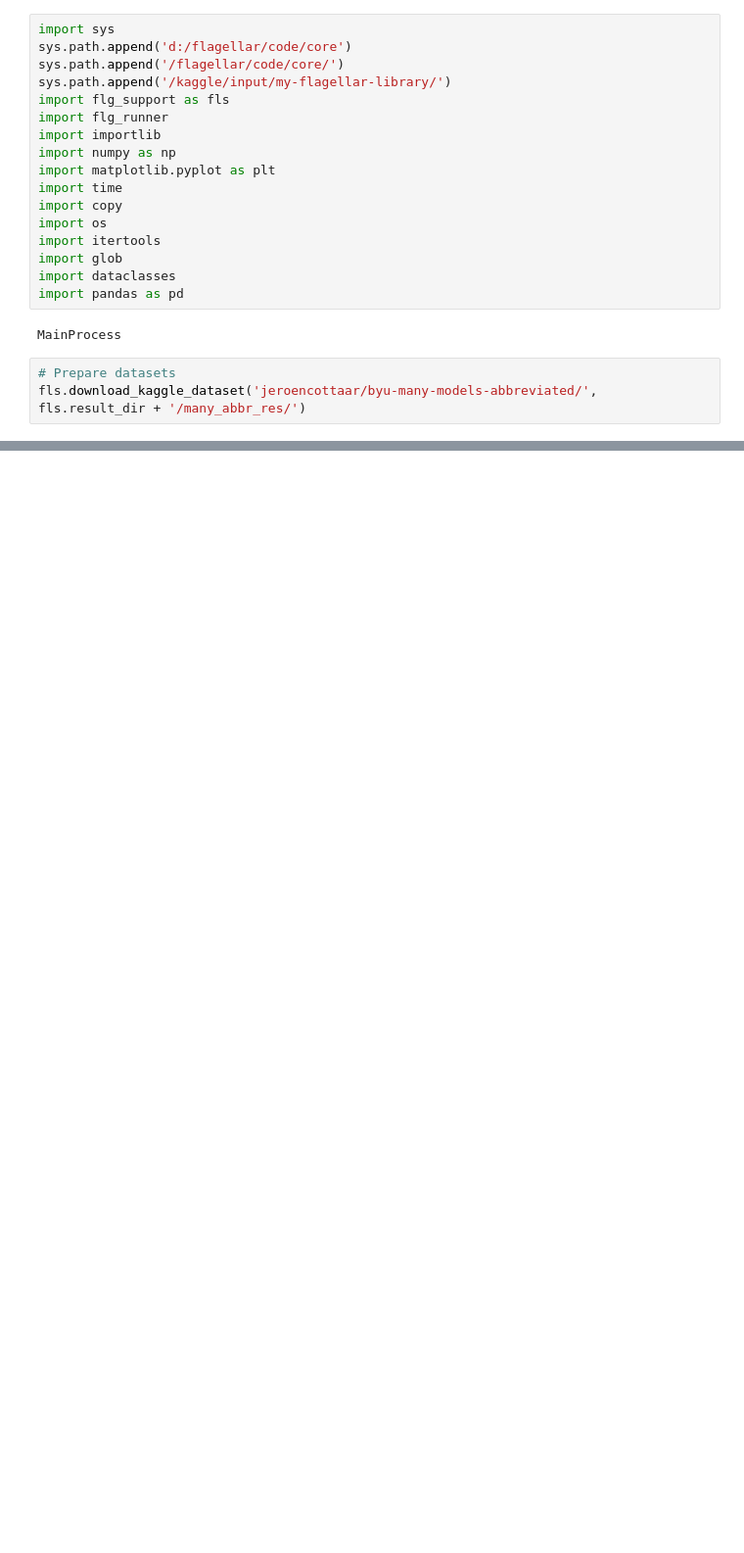
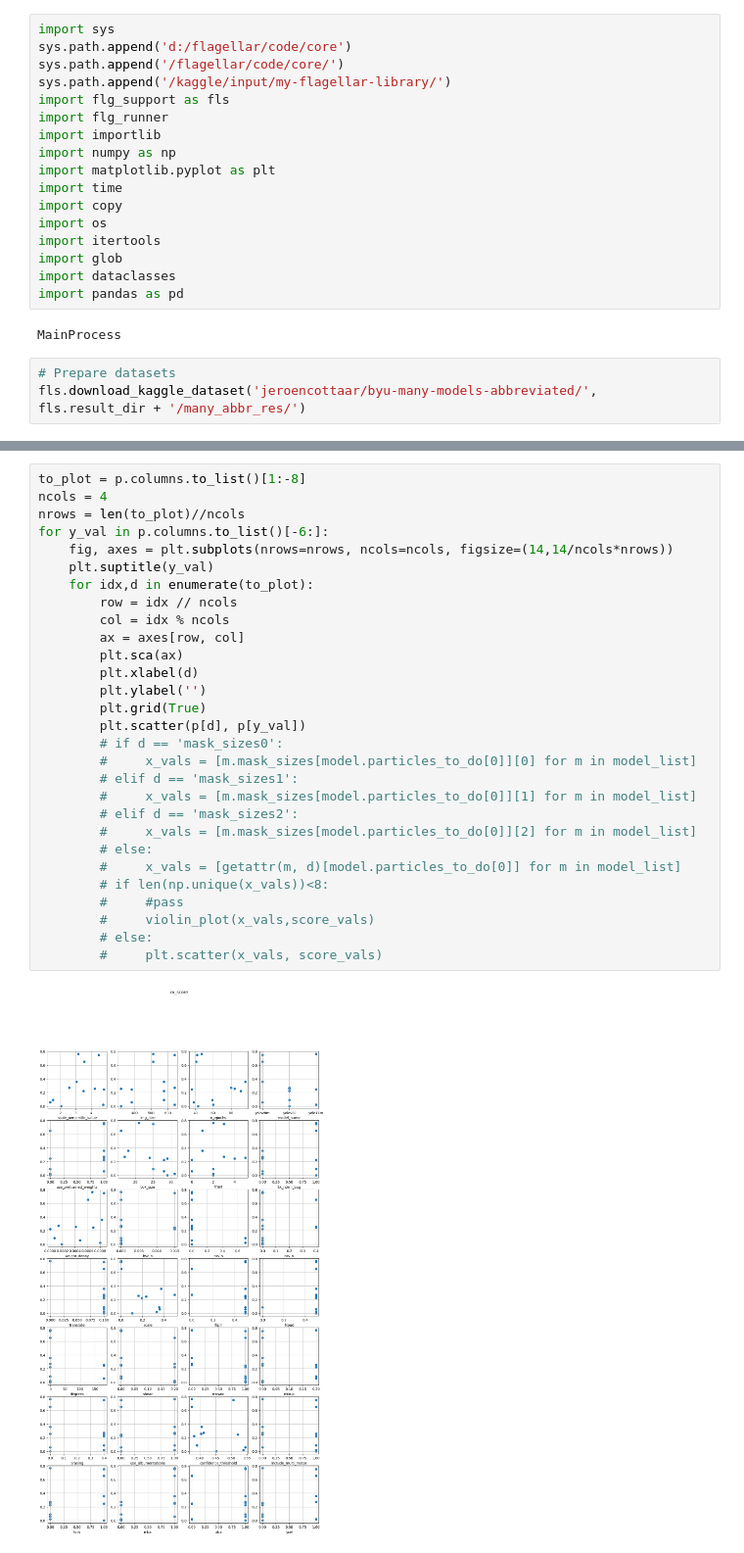
Before and after one commit to jcottaar/flagellar, a Jupyter notebook: run_many_models_results.ipynb, the cells around one changed output, grey strips where cells are left out. Shown at 98% size. Drawn from its saved outputs; the diff is of its cells as text; blank space fills up the shorter version.

```diff
--- a/run_many_models_results.ipynb
+++ b/run_many_models_results.ipynb
@@ -49,0 +85,31 @@ p
+# %%
+to_plot = p.columns.to_list()[1:-8]
+ncols = 4
+nrows = len(to_plot)//ncols
+for y_val in p.columns.to_list()[-6:]:
+    fig, axes = plt.subplots(nrows=nrows, ncols=ncols, figsize=(14,14/ncols*nrows))
+    plt.suptitle(y_val)
+    for idx,d in enumerate(to_plot):
+        row = idx // ncols
+        col = idx % ncols
+        ax = axes[row, col]
+        plt.sca(ax)
+        plt.xlabel(d)
+        plt.ylabel('')
+        plt.grid(True)
+        plt.scatter(p[d], p[y_val])
+        # if d == 'mask_sizes0':
+        #     x_vals = [m.mask_sizes[model.particles_to_do[0]][0] for m in model_list]
+        # elif d == 'mask_sizes1':
+        #     x_vals = [m.mask_sizes[model.particles_to_do[0]][1] for m in model_list]
+        # elif d == 'mask_sizes2':
+        #     x_vals = [m.mask_sizes[model.particles_to_do[0]][2] for m in model_list]
+        # else:
+        #     x_vals = [getattr(m, d)[model.particles_to_do[0]] for m in model_list]
+        # if len(np.unique(x_vals))<8:
+        #     #pass
+        #     violin_plot(x_vals,score_vals)
+        # else:
+        #     plt.scatter(x_vals, score_vals)
+# %% [output]
+[figure, added]
```
Also changed, not shown: parts of 5 cells of this notebook, 6 other files.
